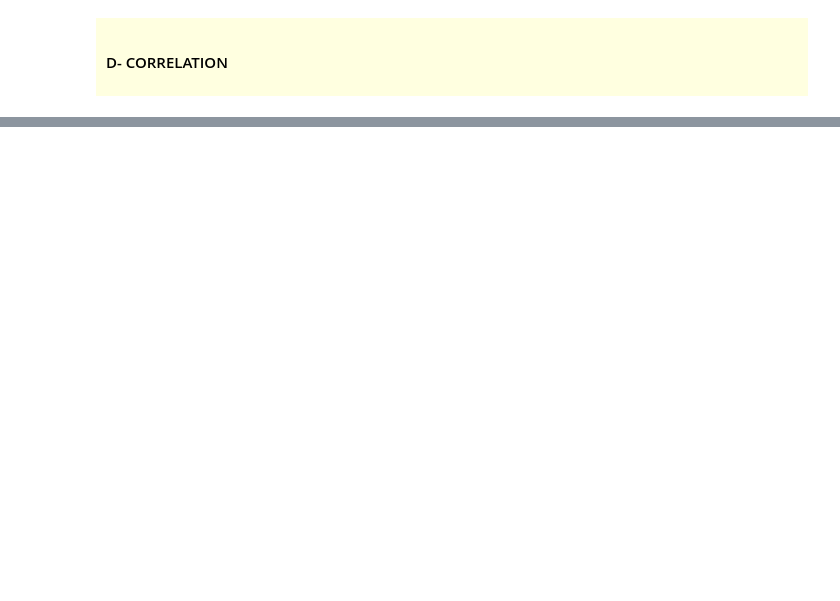
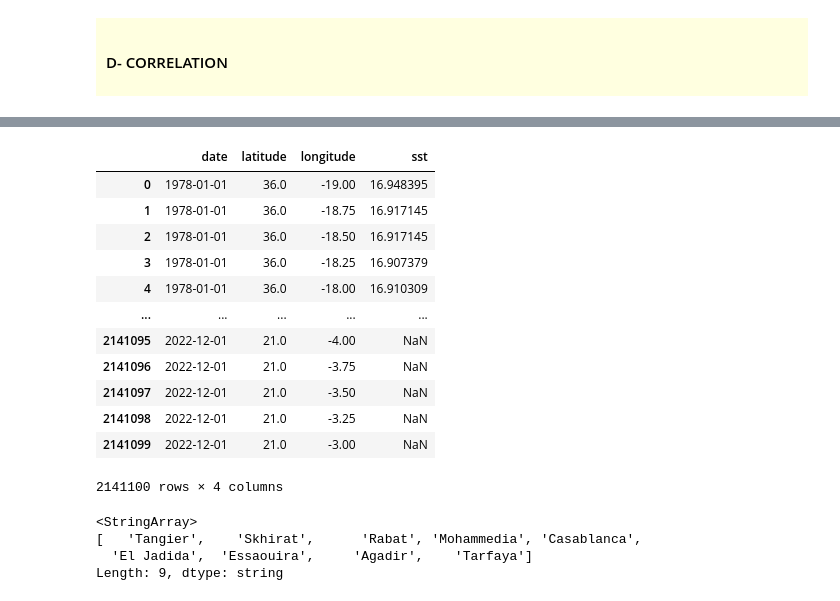
Before and after one commit to Mohamed-01-git/CLIMATOLOGY, a Jupyter notebook: CUI.ipynb, the cells around one changed output, grey strips where cells are left out. Drawn from its saved outputs; the diff is of its cells as text; code cells hidden in the pictures; blank space fills up the shorter version.

```diff
--- a/CUI.ipynb
+++ b/CUI.ipynb
@@ -241,0 +321,3 @@ df_corr
+# %%
+SST=xr.open_dataset("/home/mohamed/EHTPIII/CLIMATOLOGIE/DATA/sst.nc")
+SST
@@ -241,0 +358,23 @@ df_corr
+# %%
+SST_DF
+# %% [output]
+|  | date | latitude | longitude | sst |
+| 0 | 1978-01-01 | 36.0 | -19.00 | 16.948395 |
+| 1 | 1978-01-01 | 36.0 | -18.75 | 16.917145 |
+| 2 | 1978-01-01 | 36.0 | -18.50 | 16.917145 |
+| 3 | 1978-01-01 | 36.0 | -18.25 | 16.907379 |
+| 4 | 1978-01-01 | 36.0 | -18.00 | 16.910309 |
+| ... | ... | ... | ... | ... |
+| 2141095 | 2022-12-01 | 21.0 | -4.00 | NaN |
+| 2141096 | 2022-12-01 | 21.0 | -3.75 | NaN |
+| 2141097 | 2022-12-01 | 21.0 | -3.50 | NaN |
+| 2141098 | 2022-12-01 | 21.0 | -3.25 | NaN |
+| 2141099 | 2022-12-01 | 21.0 | -3.00 | NaN |
+2141100 rows × 4 columns
+# %%
+CUI_ALL.city.unique()
+# %% [output]
+<StringArray>
+[   'Tangier',    'Skhirat',      'Rabat', 'Mohammedia', 'Casablanca',
+  'El Jadida',  'Essaouira',     'Agadir',    'Tarfaya']
+Length: 9, dtype: string
```
Also changed, not shown: parts of 17 cells of this notebook.
